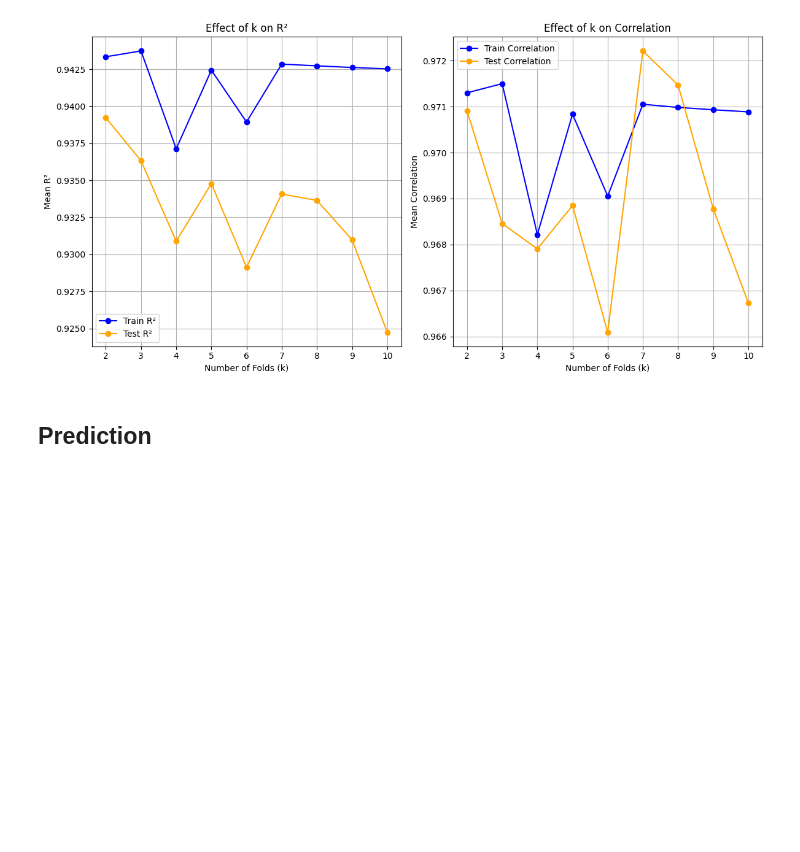
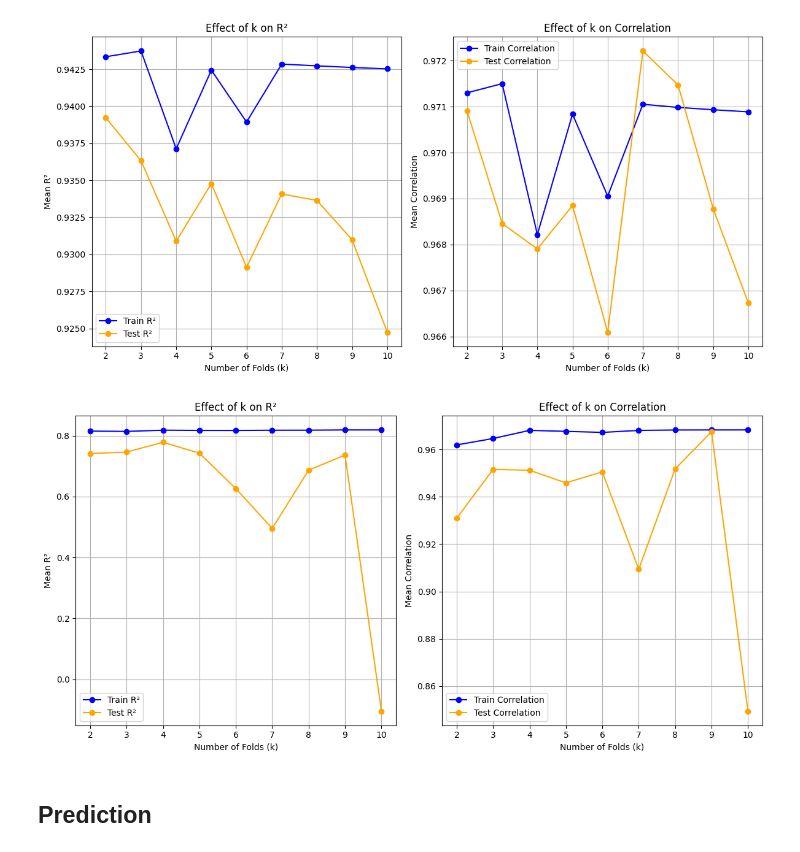
Before and after one commit to Navaneeth2906/nm803_ads_2024, a Jupyter notebook: Practical_3.ipynb, the cells around one changed output. Drawn from its saved outputs; the diff is of its cells as text; code cells hidden in the pictures; blank space fills up the shorter version.

```diff
--- a/Practical_3.ipynb
+++ b/Practical_3.ipynb
@@ -1327,6 +1333,11 @@ overfitting_check(y, X, 0.1, 0)
 overfitting_check(y, X, 0.000001, 0.6) # the gap for r squared and corr is closer for this model than no regularisation so I will use this
 # %% [output]
 [figure]
+# %%
+# For the smaller data sample, a larger alpha helps close the gap between training and test r squared scores
+overfitting_check(y.iloc[:50], X.iloc[:50], 0.001, 0)
+# %% [output]
+[figure, added]
 # %% [markdown]
 ## Prediction
 # %% [markdown]
```
Also changed, not shown: parts of 1 cell of this notebook.
